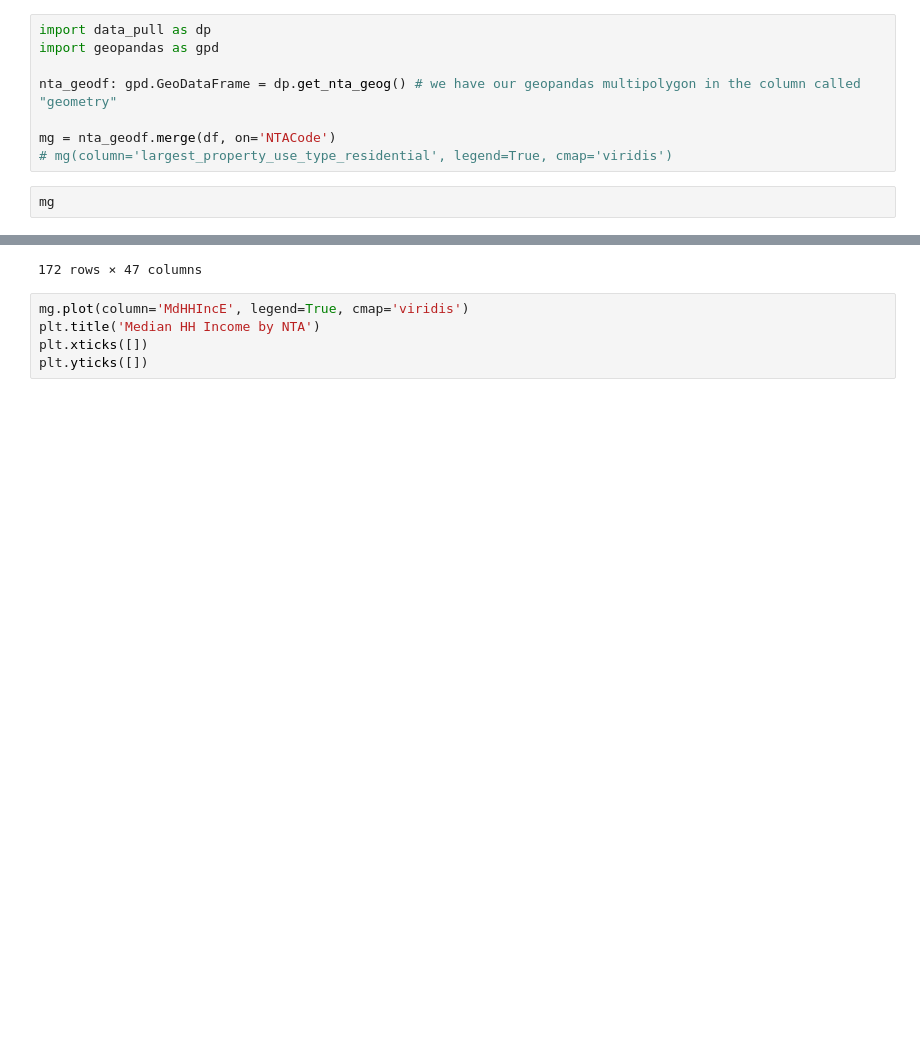
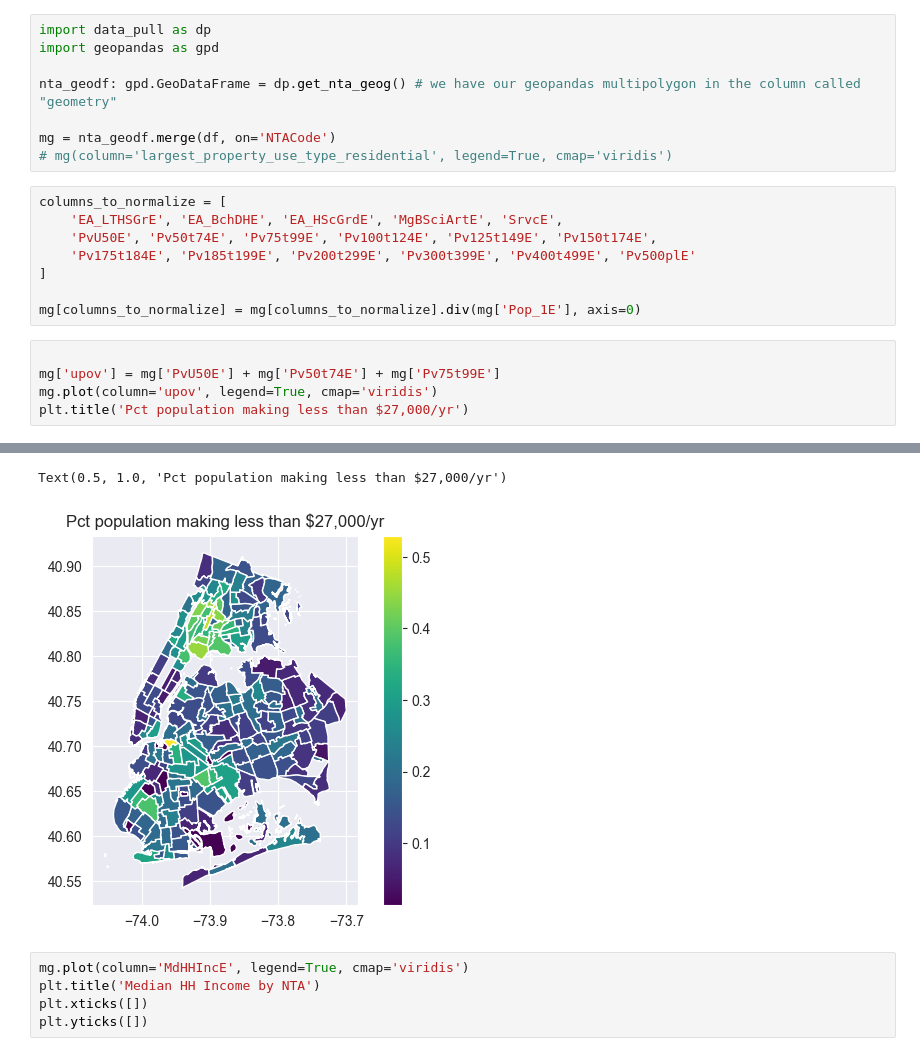
Before and after one commit to nysugfx/lr_final_project, a Jupyter notebook: final_project/viz.ipynb, the cells around one changed output, grey strips where cells are left out. Cells and saved outputs as stored; diff of their text form; blank space fills up the shorter version.

```diff
--- a/final_project/viz.ipynb
+++ b/final_project/viz.ipynb
@@ -71,6 +68,17 @@ nta_geodf: gpd.GeoDataFrame = dp.get_nta_geog() # we have our geopandas multipol
 
 mg = nta_geodf.merge(df, on='NTACode')
 # mg(column='largest_property_use_type_residential', legend=True, cmap='viridis')
+# %%
+columns_to_normalize = [
+    'EA_LTHSGrE', 'EA_BchDHE', 'EA_HScGrdE', 'MgBSciArtE', 'SrvcE',
+    'PvU50E', 'Pv50t74E', 'Pv75t99E', 'Pv100t124E', 'Pv125t149E', 'Pv150t174E',
+    'Pv175t184E', 'Pv185t199E', 'Pv200t299E', 'Pv300t399E', 'Pv400t499E', 'Pv500plE'
+]
+
+mg[columns_to_normalize] = mg[columns_to_normalize].div(mg['Pop_1E'], axis=0)
 # %%
-mg
+
+mg['upov'] = mg['PvU50E'] + mg['Pv50t74E'] + mg['Pv75t99E']
+mg.plot(column='upov', legend=True, cmap='viridis')
+plt.title('Pct population making less than $27,000/yr')
 # %% [output]
@@ -89,4 +85,5 @@ mg
-172 rows × 47 columns
+Text(0.5, 1.0, 'Pct population making less than $27,000/yr')
+[figure, added]
 # %%
 mg.plot(column='MdHHIncE', legend=True, cmap='viridis')
 plt.title('Median HH Income by NTA')
```
Also changed, not shown: parts of 4 cells of this notebook, 1 other file.
